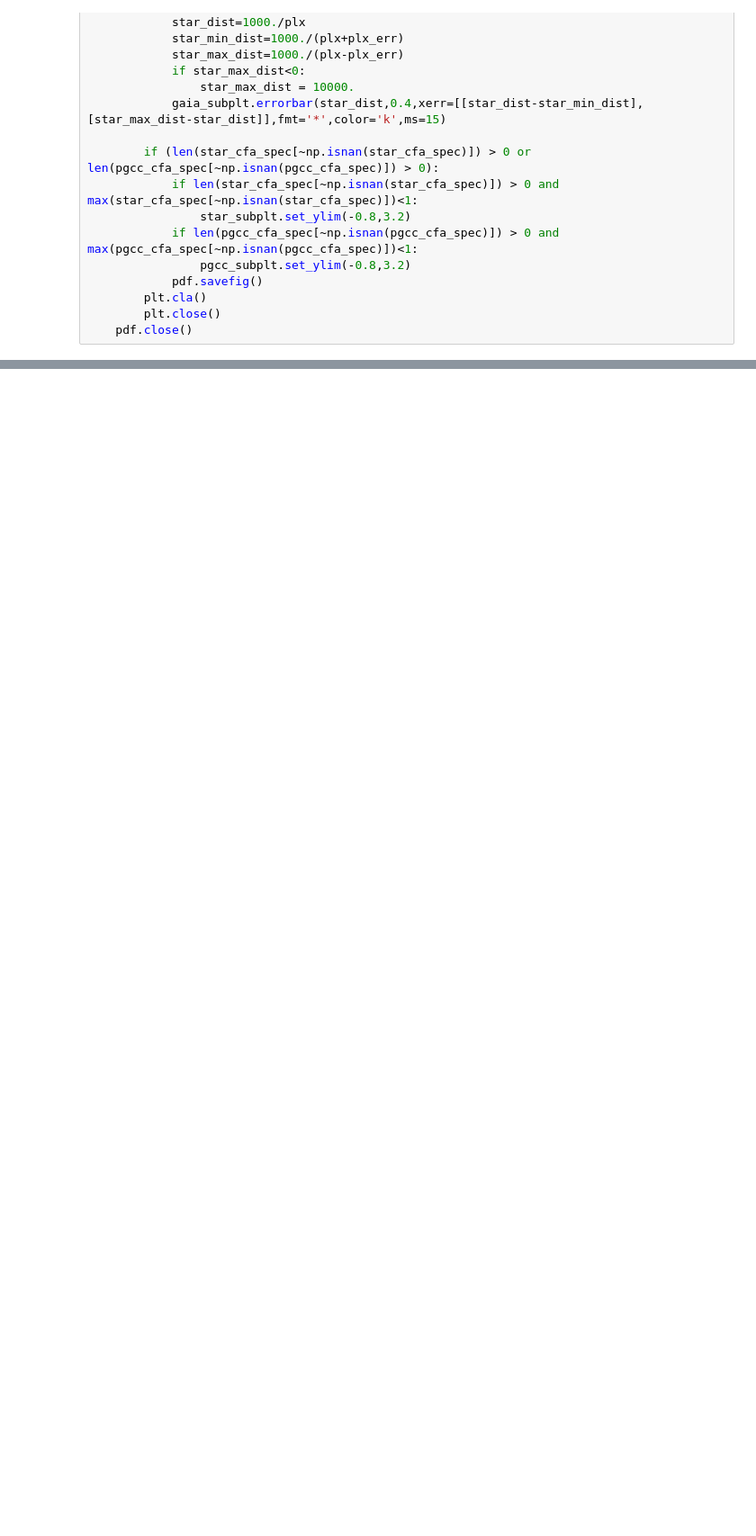
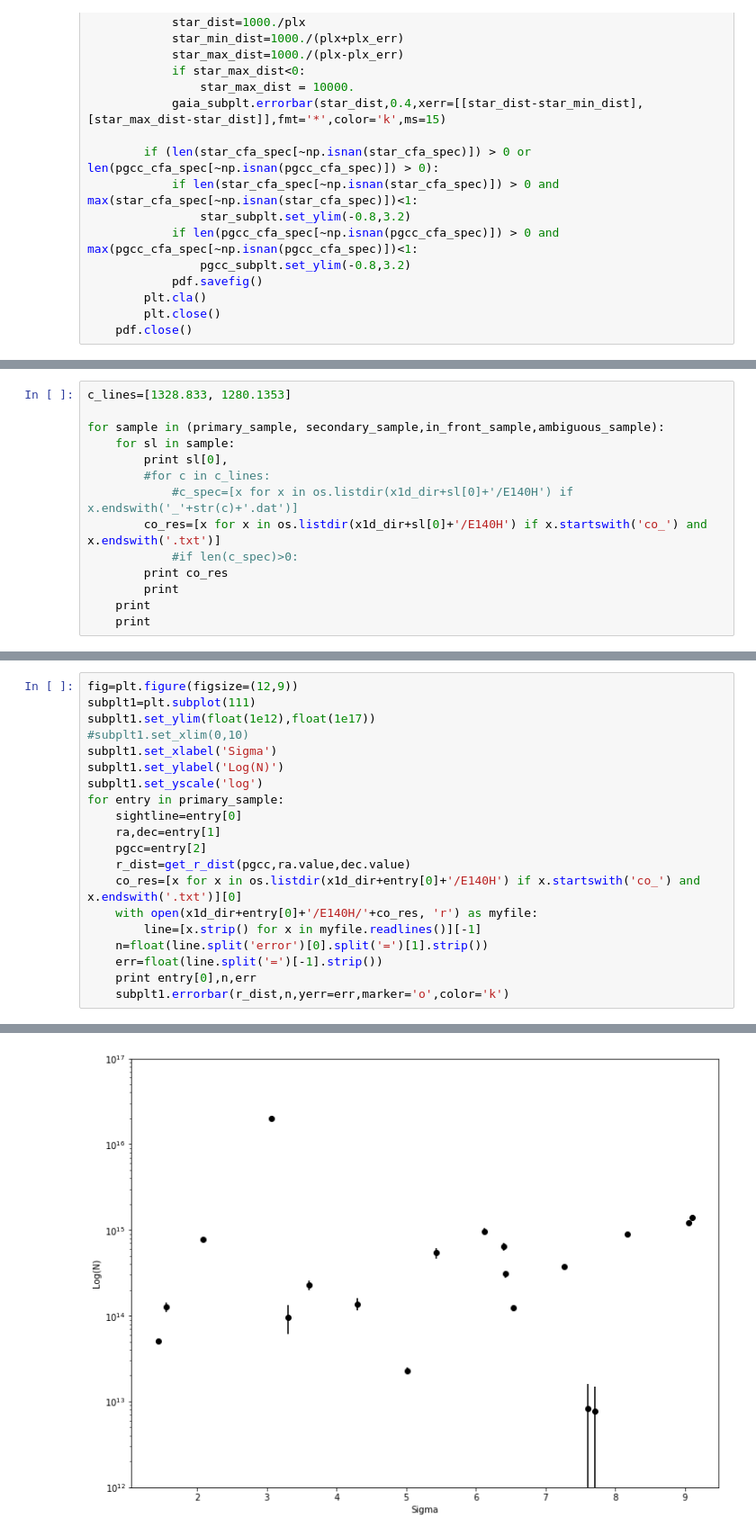
Before and after one commit to codydirks/PGCC_HST, a Jupyter notebook: Behind_Sightline_Analysis.ipynb, the cells around one changed output, grey strips where cells are left out. Shown at 90% size. Drawn from its saved outputs; the diff is of its cells as text; blank space fills up the shorter version.

```diff
--- a/Behind_Sightline_Analysis.ipynb
+++ b/Behind_Sightline_Analysis.ipynb
@@ -371,0 +377,14 @@ subplt.axhline(0,0,1,color='k',ls='--',zorder=0)
+# %%
+c_lines=[1328.833, 1280.1353]
+
+for sample in (primary_sample, secondary_sample,in_front_sample,ambiguous_sample):
+    for sl in sample:
+        print sl[0],
+        #for c in c_lines:
+            #c_spec=[x for x in os.listdir(x1d_dir+sl[0]+'/E140H') if x.endswith('_'+str(c)+'.dat')]
+        co_res=[x for x in os.listdir(x1d_dir+sl[0]+'/E140H') if x.startswith('co_') and x.endswith('.txt')]
+            #if len(c_spec)>0:
+        print co_res
+        print
+    print
+    print
@@ -371,0 +409,21 @@ subplt.axhline(0,0,1,color='k',ls='--',zorder=0)
+# %%
+fig=plt.figure(figsize=(12,9))
+subplt1=plt.subplot(111)
+subplt1.set_ylim(float(1e12),float(1e17))
+#subplt1.set_xlim(0,10)
+subplt1.set_xlabel('Sigma')
+subplt1.set_ylabel('Log(N)')
+subplt1.set_yscale('log')
+for entry in primary_sample:
+    sightline=entry[0]
+    ra,dec=entry[1]
+    pgcc=entry[2]
+    r_dist=get_r_dist(pgcc,ra.value,dec.value)
+    co_res=[x for x in os.listdir(x1d_dir+entry[0]+'/E140H') if x.startswith('co_') and x.endswith('.txt')][0]
+    with open(x1d_dir+entry[0]+'/E140H/'+co_res, 'r') as myfile:
+        line=[x.strip() for x in myfile.readlines()][-1]
+    n=float(line.split('error')[0].split('=')[1].strip())
+    err=float(line.split('=')[-1].strip())
+    print entry[0],n,err
+    subplt1.errorbar(r_dist,n,yerr=err,marker='o',color='k')
+# %% [output]
@@ -371,0 +450 @@ subplt.axhline(0,0,1,color='k',ls='--',zorder=0)
+[figure, added]
```
Also changed, not shown: parts of 4 cells of this notebook.
